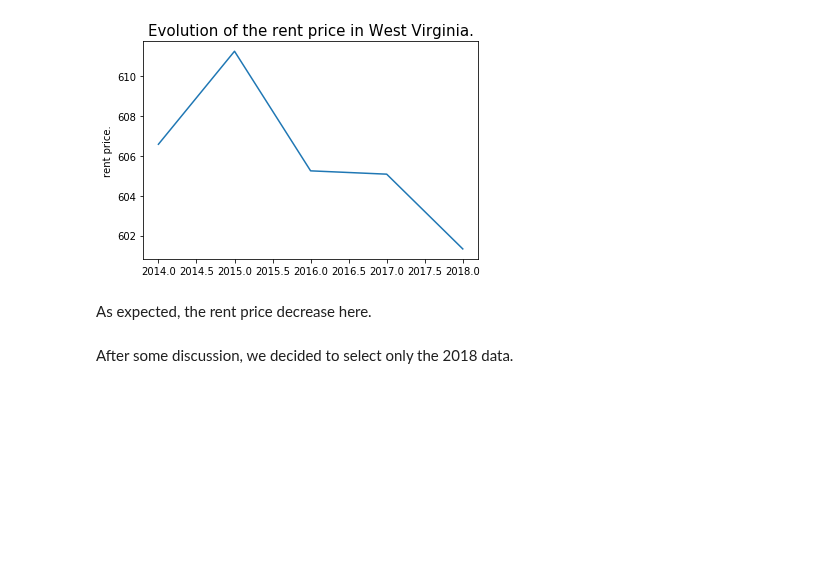
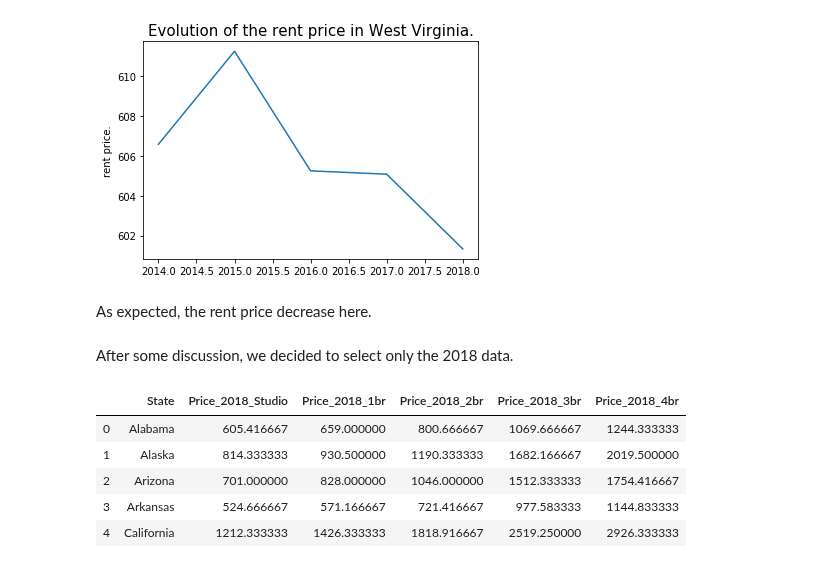
Before and after one commit to steber97/RecursionFairies_AdaProject, a Jupyter notebook: rentData.ipynb, the cells around one changed output. Drawn from its saved outputs; the diff is of its cells as text; code cells hidden in the pictures; blank space fills up the shorter version.

```diff
--- a/rentData.ipynb
+++ b/rentData.ipynb
@@ -186,5 +186,16 @@ As expected, the rent price decrease here.
 After some discussion, we decided to select only the 2018 data.
 # %%
 #saving output
-output = output[["Location", "Price_2018_Studio", "Price_2018_1br", "Price_2018_2br", "Price_2018_3br", "Price_2018_4br"]]
-output.to_pickle('Pickles/rent.pickle')
+output = output.rename(columns = {
+    "Location": "State"
+})
+output = output[["State", "Price_2018_Studio", "Price_2018_1br", "Price_2018_2br", "Price_2018_3br", "Price_2018_4br"]]
+output.head()
+#output.to_pickle('Pickles/rent.pickle')
+# %% [output]
+|  | State | Price_2018_Studio | Price_2018_1br | Price_2018_2br | Price_2018_3br | Price_2018_4br |
+| 0 | Alabama | 605.416667 | 659.000000 | 800.666667 | 1069.666667 | 1244.333333 |
+| 1 | Alaska | 814.333333 | 930.500000 | 1190.333333 | 1682.166667 | 2019.500000 |
+| 2 | Arizona | 701.000000 | 828.000000 | 1046.000000 | 1512.333333 | 1754.416667 |
+| 3 | Arkansas | 524.666667 | 571.166667 | 721.416667 | 977.583333 | 1144.833333 |
+| 4 | California | 1212.333333 | 1426.333333 | 1818.916667 | 2519.250000 | 2926.333333 |
```
Also changed, not shown: 6 other files.
